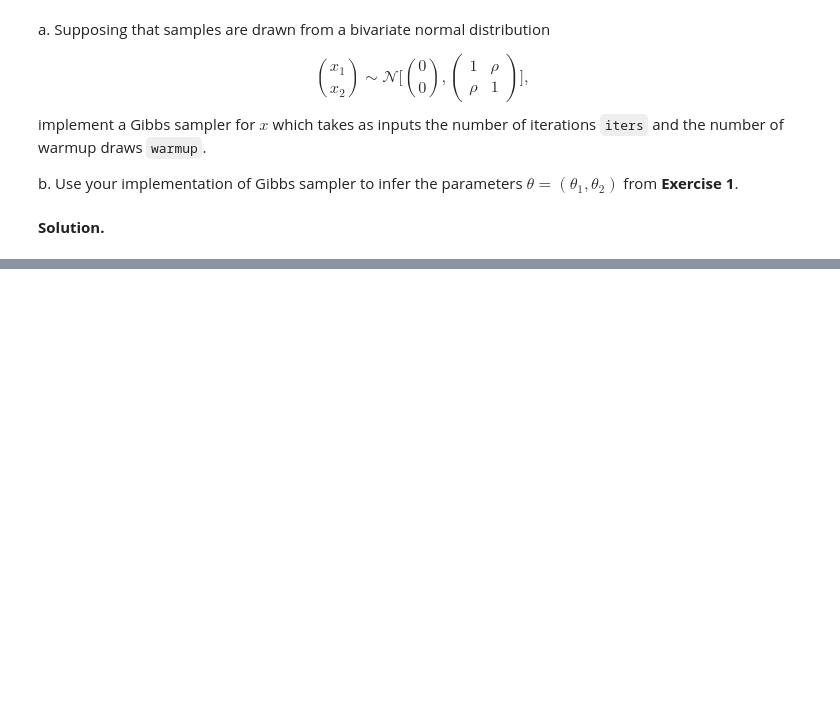
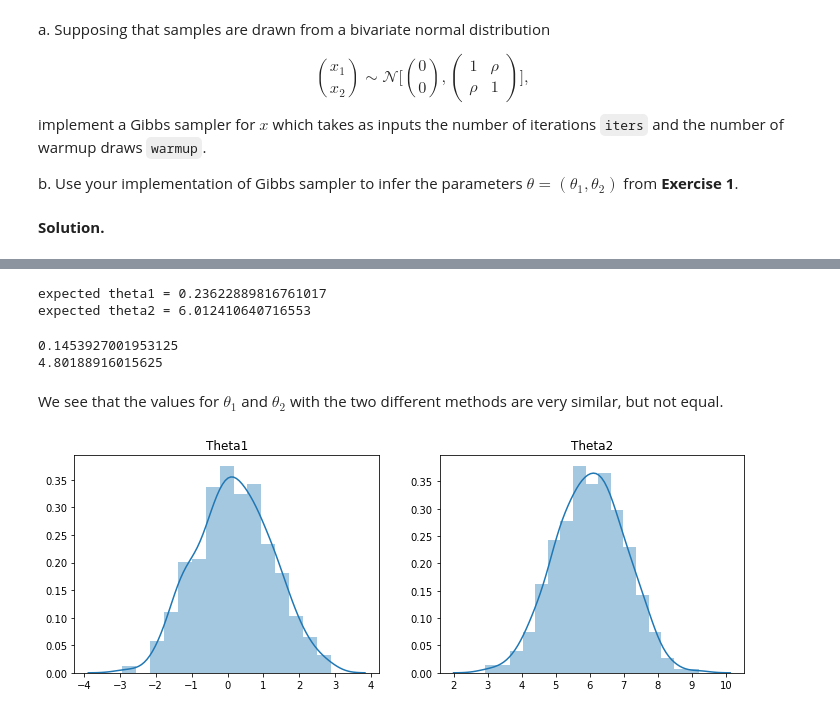
Before and after one commit to AngieC96/statistical-machine-learning, a Jupyter notebook: homeworks/homework_04_SOLVED.ipynb, the cells around one changed output, grey strips where cells are left out. Cells and saved outputs as stored; diff of their text form; code cells hidden in the pictures; blank space fills up the shorter version.

```diff
--- a/homeworks/homework_04_SOLVED.ipynb
+++ b/homeworks/homework_04_SOLVED.ipynb
@@ -189,0 +176,65 @@ def GibbsSampler(iters, warmup):
+# %%
+# measurement observations
+xobs = torch.tensor([28, 55, 110, 138, 225, 375])
+yobs = torch.tensor([0.053, 0.060, 0.112, 0.105, 0.099, 0.122])
+
+conditioned_model = pyro.condition(model, data={"y": yobs})
+conditioned_model(xobs)
+
+hmc_kernel = HMC(model=conditioned_model) # transition kernel
+mcmc = MCMC(hmc_kernel, num_samples=500, warmup_steps=1000, num_chains=3)
+
+# posteriors
+posterior = mcmc.run(xobs)
+
+meanT1 = mcmc_samples['theta1'].mean().item()
+meanT2 = mcmc_samples['theta2'].mean().item()
+print("expected theta1 =", meanT1)
+print("expected theta2 =", meanT2)
+# %% [output]
+expected theta1 = 0.23622889816761017
+expected theta2 = 6.012410640716553
+# %%
+mu = torch.tensor([meanT1, meanT2])
+
+nsample = mcmc_samples['theta1'].shape[1]
+rho = torch.sum((mcmc_samples['theta1'] - meanT1)*(mcmc_samples['theta2'] - meanT2))/(nsample-1)
+
+#t1_sample = np.array(mcmc.get_samples()['theta1'])
+#t2_sample = np.array(mcmc.get_samples()['theta2'])
+#sigma = np.corrcoef(np.array([t1_sample, t2_sample]))
+#rho = sigma[0, 1]
+
+def GibbsSamplerTheta(iters, warmup):
+    xx = torch.zeros(2);
+    x1 = []
+    x2 = []
+    xx[0] = pyro.sample("x01", dist.Normal(mu[0] - rho * mu[1], np.sqrt(1. - rho**2))) # I choose a random starting value
+
+    for i in range(warmup + iters):
+        xx[1] = pyro.sample("x2", dist.Normal(mu[1] + rho * (xx[0] - mu[0]), np.sqrt(1. - rho**2)))
+        if(i > warmup):
+            x1.append(copy.deepcopy(xx[0]))
+            x2.append(copy.deepcopy(xx[1]))
+        xx[0] = pyro.sample("x1", dist.Normal(mu[0] + rho * (xx[1] - mu[1]), np.sqrt(1. - rho**2)))
+
+    return (x1[warmup:iters], x2[warmup:iters])
+# %%
+theta1, theta2 = GibbsSamplerTheta(500, 100)
+
+print(np.sum(theta1)/500)
+print(np.sum(theta2)/500)
+# %% [output]
+0.1453927001953125
+4.80188916015625
+# %% [markdown]
+We see that the values for $\theta_1$ and $\theta_2$ with the two different methods are very similar, but not equal.
+# %%
+fig, axes = plt.subplots(1, 2, figsize=(12,4))
+sns.distplot(theta1, ax=axes[0])
+sns.distplot(theta2, ax=axes[1])
+axes[0].set_title("Theta1")
+axes[1].set_title("Theta2")
+plt.show()
+# %% [output]
+[figure, added]
```
Also changed, not shown: parts of 12 cells of this notebook, 1 other file.
